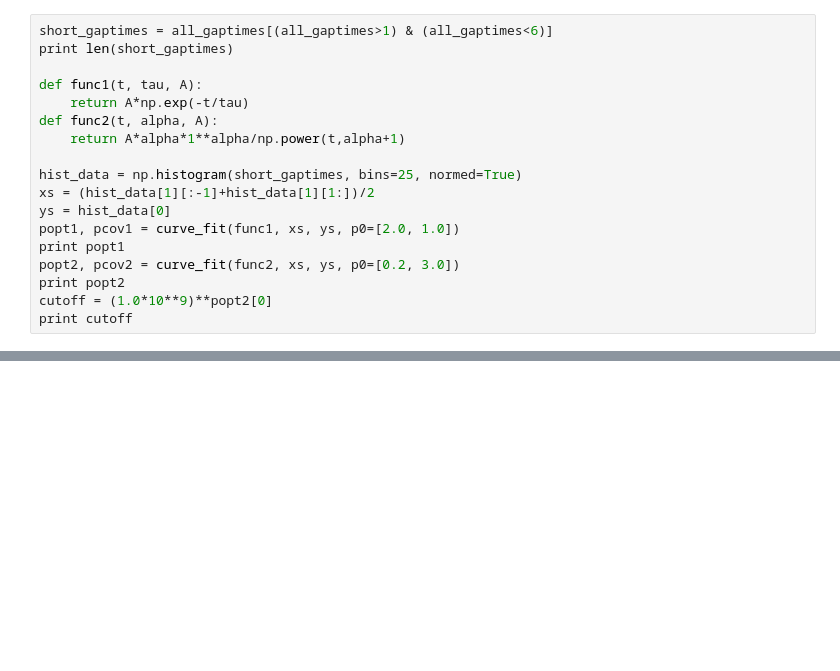
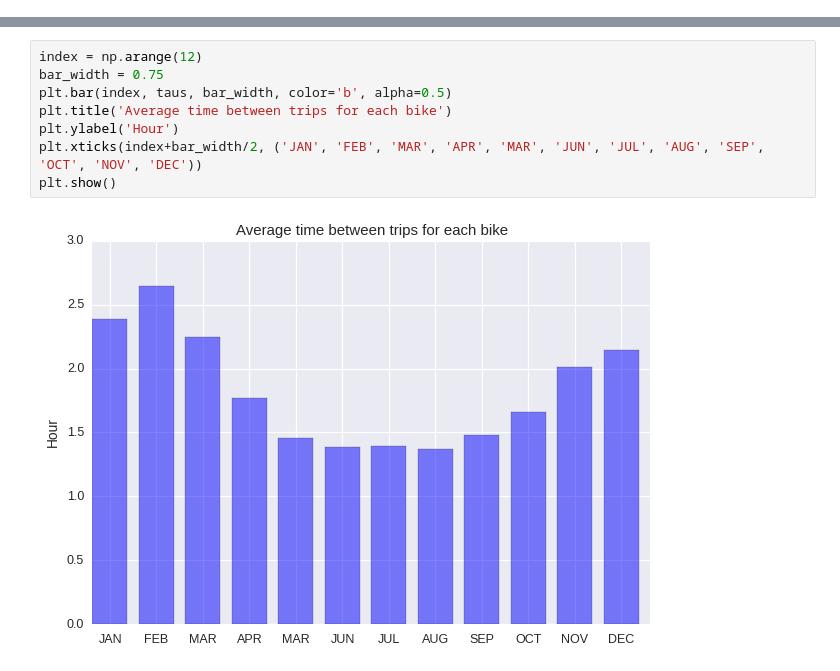
Before and after one commit to xuchenyu/capstone, a Jupyter notebook: bike_study.ipynb, the cells around one changed output, grey strips where cells are left out. Saved outputs shown, nothing was run; the diff lists cells and outputs as text; blank space fills up the shorter version.

Commit message:
upload new bike studygit status!

```diff
--- a/bike_study.ipynb
+++ b/bike_study.ipynb
@@ -59,21 +60,3 @@ all_gaptimes = pickle.load(open('all_gaptimes.pickle', 'rb'))
 print len(trips_df), len(stations_df)
 # %% [output]
 2454634 300
-# %%
-short_gaptimes = all_gaptimes[(all_gaptimes>1) & (all_gaptimes<6)]
-print len(short_gaptimes)
-
-def func1(t, tau, A):
-    return A*np.exp(-t/tau)
-def func2(t, alpha, A):
-    return A*alpha*1**alpha/np.power(t,alpha+1)
-
-hist_data = np.histogram(short_gaptimes, bins=25, normed=True)
-xs = (hist_data[1][:-1]+hist_data[1][1:])/2
-ys = hist_data[0]
-popt1, pcov1 = curve_fit(func1, xs, ys, p0=[2.0, 1.0])
-print popt1
-popt2, pcov2 = curve_fit(func2, xs, ys, p0=[0.2, 3.0])
-print popt2
-cutoff = (1.0*10**9)**popt2[0]
-print cutoff
@@ -97,0 +107,10 @@ plt.legend(loc='upper right')
+# %%
+index = np.arange(12)
+bar_width = 0.75
+plt.bar(index, taus, bar_width, color='b', alpha=0.5)
+plt.title('Average time between trips for each bike')
+plt.ylabel('Hour')
+plt.xticks(index+bar_width/2, ('JAN', 'FEB', 'MAR', 'APR', 'MAR', 'JUN', 'JUL', 'AUG', 'SEP', 'OCT', 'NOV', 'DEC'))
+plt.show()
+# %% [output]
+[figure, added]
```
Also changed, not shown: parts of 21 cells of this notebook, 12 other files.
